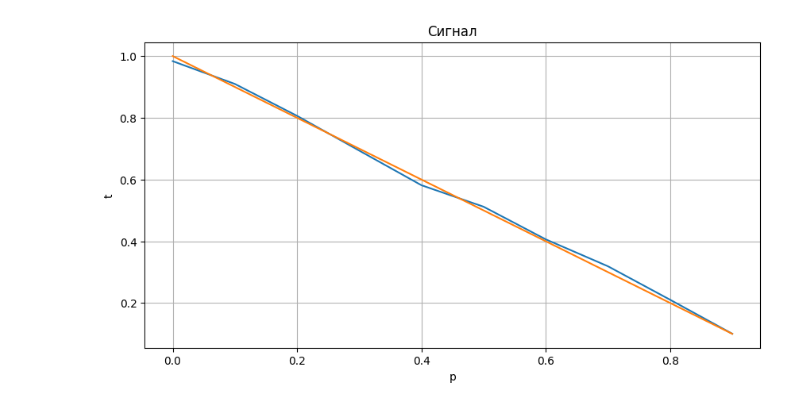
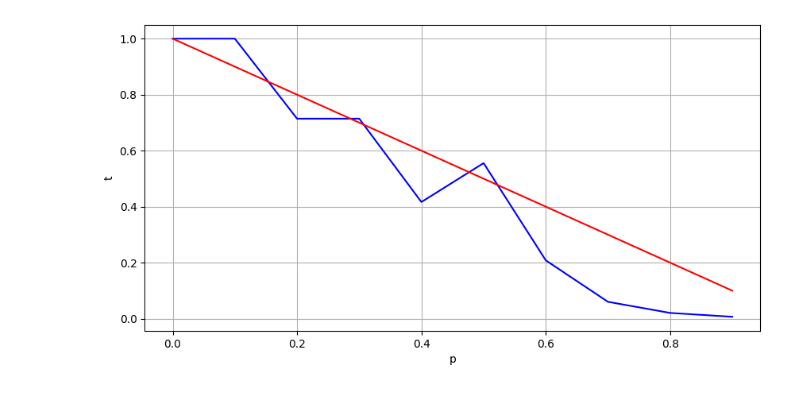
Before and after one commit to Danzo0l/py-laboratory, a Jupyter notebook: Jupyter/infocom_lab2_5.ipynb, the cells around one changed output. Drawn from its saved outputs; the diff is of its cells as text; code cells hidden in the pictures.

```diff
--- a/Jupyter/infocom_lab2_5.ipynb
+++ b/Jupyter/infocom_lab2_5.ipynb
@@ -35,6 +35,7 @@ P_arr = np.arange(P_START, P_END, 0.1)
 # %%
 import numpy as np
 
+t_tests = []
 
 # Modulation of channel
 for p in P_arr:
@@ -70,9 +71,9 @@ for p in P_arr:
                     # Успешно полученное сообщение добавить в буфер канала
                     channel.buffer.insert(0, channel.message)
                     channel.status = True
-                    print(
-                        f"Channel {channel.number}: ({channel.message}: +; buffer: {channel.buffer})"
-                    )
+                    # print(
+                    #     f"Channel {channel.number}: ({channel.message}: +; buffer: {channel.buffer})"
+                    # )
 
                 else:
                     # Событие при ошибки в обратном канале
@@ -81,9 +82,9 @@ for p in P_arr:
             else:
                 # Событие при ошибки в канале
                 message.insert(TAO + 1 + channel.number, channel.message)
-                print(
-                    f"Channel {channel.number}: ({channel.message}: -; buffer: {channel.buffer})"
-                )
+                # print(
+                #     f"Channel {channel.number}: ({channel.message}: -; buffer: {channel.buffer})"
+                # )
                 channel.status = False
 
         # Проверка буферов и отправка сообщений на верхний уровень
@@ -93,19 +94,19 @@ for p in P_arr:
         total_buffer.sort()
         messages_to_remove = []
 
-        print(total_buffer)
+        # print(total_buffer)
 
         if len(total_buffer) > 0:
             for i in range(1, len(total_buffer) + 1):
                 sres_total_buffer = total_buffer[:i]
-                print(min(sres_total_buffer))
+                # print(min(sres_total_buffer))
 
                 if (max(sres_total_buffer) - min(sres_total_buffer)) == (
                     len(sres_total_buffer)
                 ) - 1:
                     messages_to_remove = sres_total_buffer
                     last_finished_message = min(messages_to_remove)
-                    print(f"FF: {messages_to_remove}; LAST: {last_finished_message}")
+                    # print(f"FF: {messages_to_remove}; LAST: {last_finished_message}")
 
         last_finished_message = messages_to_remove and max(messages_to_remove)
 
@@ -114,10 +115,12 @@ for p in P_arr:
                 if item in channel.buffer:
                     channel.buffer.remove(item)
 
-        print("=================================")
-        for channel in virtual_channels:
-            print(f"Ch: {channel.number}; Buf: {channel.buffer}")
-        print("========================================")
-        print(f"<<<< Time: {t}")
+        # print("=================================")
+        # for channel in virtual_channels:
+        #     print(f"Ch: {channel.number}; Buf: {channel.buffer}")
+        # print("========================================")
+        # print(f"<<<< Time: {t}")
+
+    t_tests.append(t * TAO + TAO)
 # %% [output]
 =================================
@@ -141,16 +136,15 @@ ValueError: max() arg is an empty sequence
 # %%
+import matplotlib.pyplot as plt
 import numpy as np
 
-rr = 0.02 * np.random.uniform(-1, 1, size=10)
-
 plt.figure(figsize=(10, 5))
-plt.plot(P_arr, (1 - P_arr + rr ))
-plt.plot(P_arr, 1 - P_arr)
-plt.title('Сигнал')
+plt.plot(P_arr, MESSAGES / np.asarray(t_tests), color='b')
+plt.plot(P_arr, 1 - P_arr, color='r')
+plt.title('')
 plt.xlabel('p')
 plt.ylabel('t')
 plt.grid(True)
 
 plt.show()
 # %% [output]
-[figure, old version]
+[figure, new version]
```
Also changed, not shown: parts of 2 cells of this notebook.
